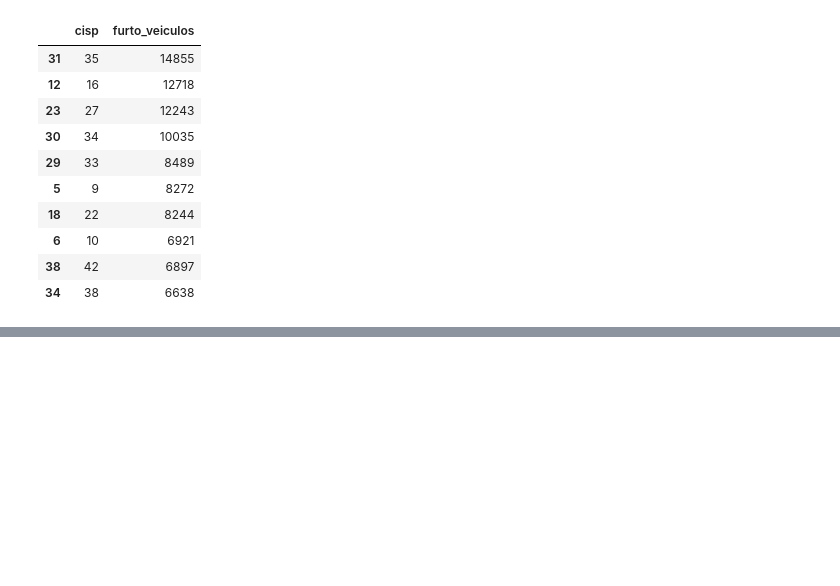
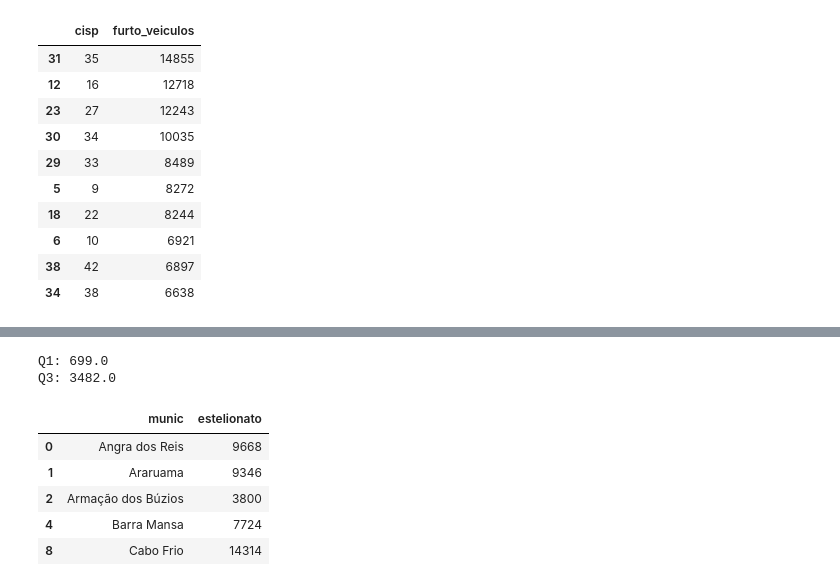
Before and after one commit to thaysamcosta-code/UC2-SENAC_DADOS, a Jupyter notebook: ISP.ipynb, the cells around one changed output, grey strips where cells are left out. Cells and saved outputs as stored; diff of their text form; code cells hidden in the pictures; blank space fills up the shorter version.

```diff
--- a/ISP.ipynb
+++ b/ISP.ipynb
@@ -178,0 +365,3 @@ df_capital_furto.head(10)
+# %%
+array_estelionato = np.array(df_municipio_estelionato['estelionato'])
+array_estelionato
@@ -178,0 +377,20 @@ df_capital_furto.head(10)
+# %%
+Q1 = np.percentile(array_estelionato, 25)
+Q2 = np.percentile(array_estelionato, 50)
+Q3 = np.percentile(array_estelionato, 75)
+
+print('Q1:', Q1)
+print('Q3:', Q3)
+# %% [output]
+Q1: 699.0
+Q3: 3482.0
+# %%
+municipios_maiores = df_municipio_estelionato[df_municipio_estelionato['estelionato'] > Q3]
+municipios_maiores.head()
+# %% [output]
+|  | munic | estelionato |
+| 0 | Angra dos Reis | 9668 |
+| 1 | Araruama | 9346 |
+| 2 | Armação dos Búzios | 3800 |
+| 4 | Barra Mansa | 7724 |
+| 8 | Cabo Frio | 14314 |
```
Also changed, not shown: parts of 27 cells of this notebook, 1 other file.
